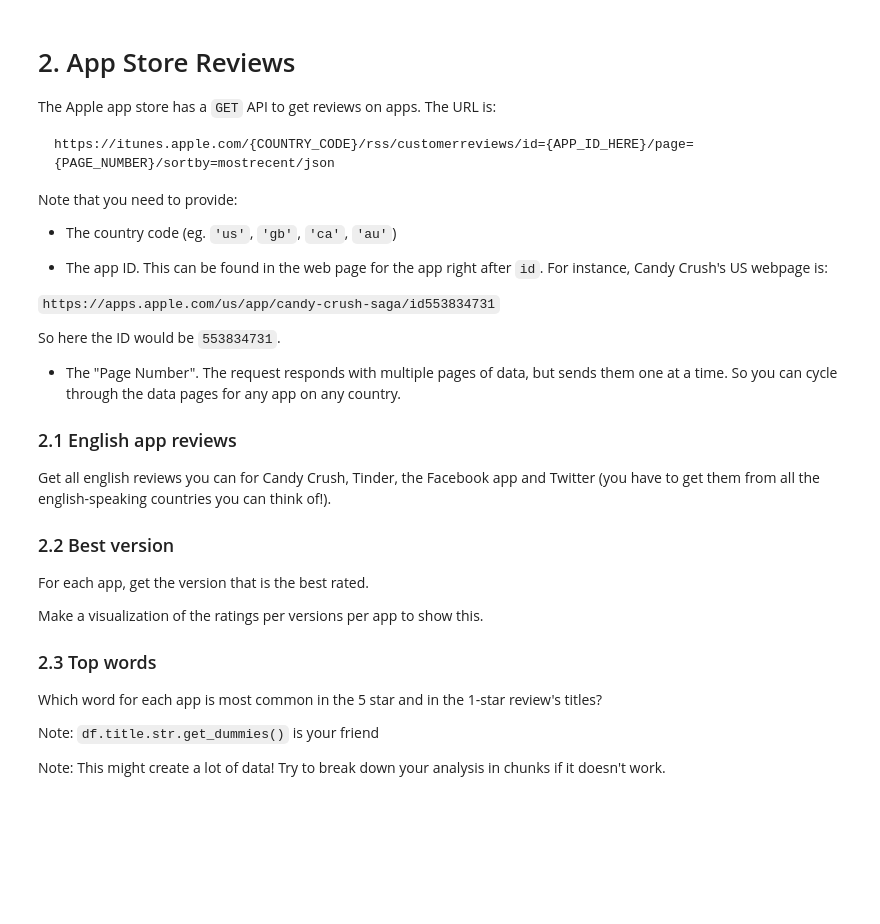
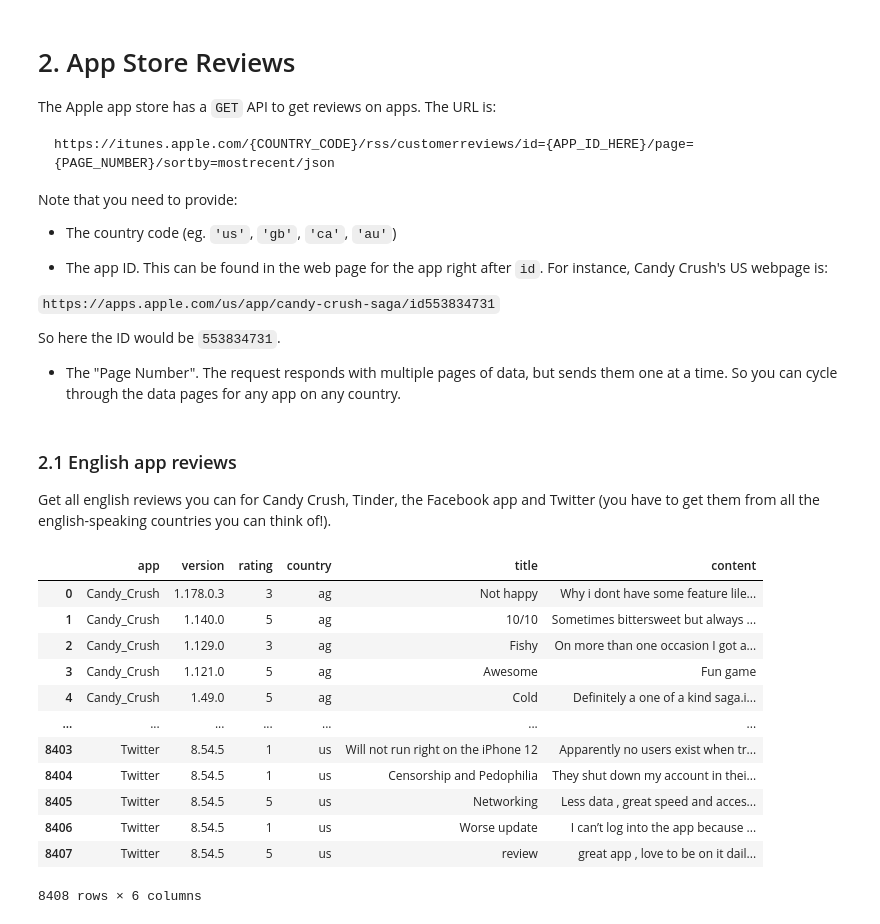
Before and after one commit to cb-ds-1/4-5-web-data, a Jupyter notebook: workshop.ipynb, the cells around one changed output. Cells and saved outputs as stored; diff of their text form; code cells hidden in the pictures; blank space fills up the shorter version.

```diff
--- a/workshop.ipynb
+++ b/workshop.ipynb
@@ -17,3 +17,37 @@ Get the data from the following channels:
 To make into a dataframe that looks like this:
 
 ![](twitch.png)
+# %%
+import requests
+import pandas as pd
+import json
+
+# twitch channels
+# some (eg. ninja) are not found when requested
+CHANNELS = ["ESL_SC2", "OgamingSC2", "cretetion", "freecodecamp",
+    "storbeck", "habathcx", "RobotCaleb", "noobs2ninjas",
+    "ninja", "shroud", "Dakotaz", "esltv_cs", "pokimane",
+    "tsm_bjergsen", "boxbox", "wtcn", "a_seagull",
+    "kinggothalion", "amazhs", "jahrein", "thenadeshot",
+    "sivhd", "kingrichard"]
+
+# things to include in dataframe
+INFO = ['_id','display_name','status','followers','views']
+
+channels_list = []
+
+for ch in CHANNELS:
+    r = requests.get(f"https://wind-bow.glitch.me/twitch-api/channels/{ch}")
+    js = json.loads(r.content)
+
+    if 'error' not in js:
+        channels_list.append({
+            'id': js['_id'],
+            'display_name': js['display_name'],
+            'status': js['status'],
+            'followers': js['followers'],
+            'views': js['views']
+        })
+
+df = pd.DataFrame(channels_list)
+df
@@ -37,21 +81,3 @@ Note that you need to provide:
 So here the ID would be `553834731`.
 
 - The "Page Number". The request responds with multiple pages of data, but sends them one at a time. So you can cycle through the data pages for any app on any country.
-
-### 2.1 English app reviews
-
-Get all english reviews you can for Candy Crush, Tinder, the Facebook app and Twitter (you have to get them from all the english-speaking countries you can think of!).
-
-### 2.2 Best version
-
-For each app, get the version that is the best rated.
-
-Make a visualization of the ratings per versions per app to show this.
-
-### 2.3 Top words
-
-Which word for each app is most common in the 5 star and in the 1-star review's titles?
-
-Note: `df.title.str.get_dummies()` is your friend
-
-Note: This might create a lot of data! Try to break down your analysis in chunks if it doesn't work.
@@ -57,0 +319,20 @@ Note: This might create a lot of data! Try to break down your analysis in chunks
+# %% [markdown]
+### 2.1 English app reviews
+
+Get all english reviews you can for Candy Crush, Tinder, the Facebook app and Twitter (you have to get them from all the english-speaking countries you can think of!).
+# %%
+df
+# %% [output]
+|  | app | version | rating | country | title | content |
+| 0 | Candy_Crush | 1.178.0.3 | 3 | ag | Not happy | Why i dont have some feature lile... |
+| 1 | Candy_Crush | 1.140.0 | 5 | ag | 10/10 | Sometimes bittersweet but always ... |
+| 2 | Candy_Crush | 1.129.0 | 3 | ag | Fishy | On more than one occasion I got a... |
+| 3 | Candy_Crush | 1.121.0 | 5 | ag | Awesome | Fun game |
+| 4 | Candy_Crush | 1.49.0 | 5 | ag | Cold | Definitely a one of a kind saga.i... |
+| ... | ... | ... | ... | ... | ... | ... |
+| 8403 | Twitter | 8.54.5 | 1 | us | Will not run right on the iPhone 12 | Apparently no users exist when tr... |
+| 8404 | Twitter | 8.54.5 | 1 | us | Censorship and Pedophilia | They shut down my account in thei... |
+| 8405 | Twitter | 8.54.5 | 5 | us | Networking | Less data , great speed and acces... |
+| 8406 | Twitter | 8.54.5 | 1 | us | Worse update | I can’t log into the app because ... |
+| 8407 | Twitter | 8.54.5 | 5 | us | review | great app , love to be on it dail... |
+8408 rows × 6 columns
```
Also changed, not shown: parts of 10 cells of this notebook.
